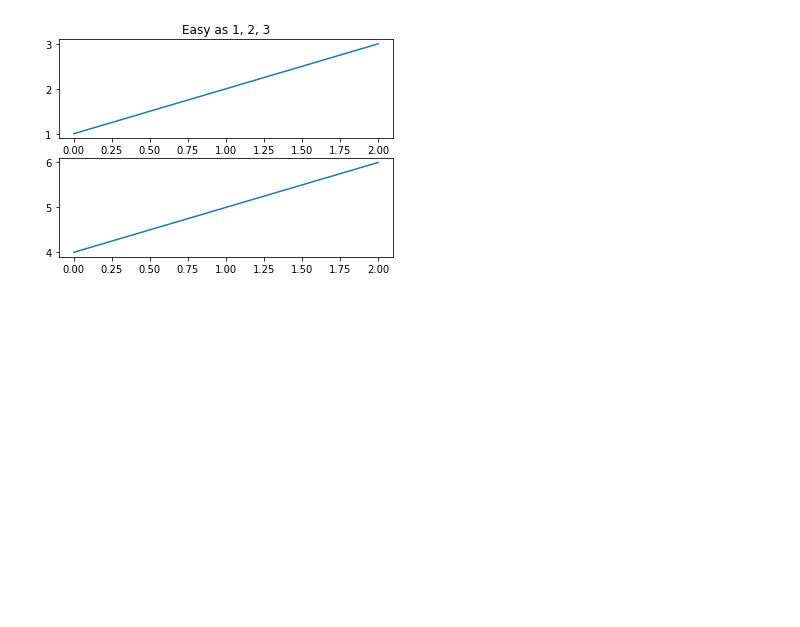
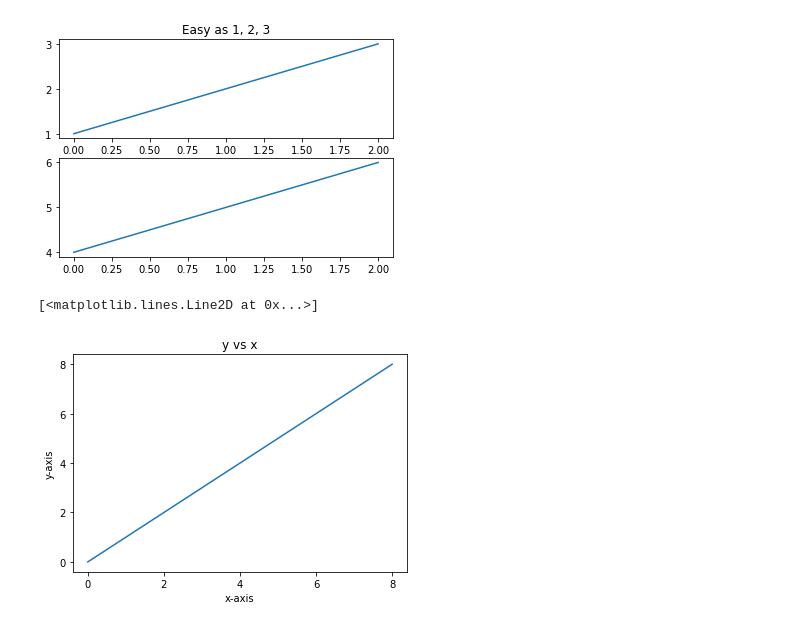
Before and after one commit to amazingpaddy/appliedAiCourse, a Jupyter notebook: Learning Python/matplotlib_learning/pyplot.ipynb, the cells around one changed output. Saved outputs shown, nothing was run; the diff lists cells and outputs as text; code cells hidden in the pictures; blank space fills up the shorter version.

```diff
--- a/Learning Python/matplotlib_learning/pyplot.ipynb
+++ b/Learning Python/matplotlib_learning/pyplot.ipynb
@@ -100,3 +101,16 @@ plt.show()
 # %% [output]
 [figure]
 [figure]
+# %%
+x = np.arange(0, 10, 2)
+y = np.arange(0, 10, 2)
+fig, ax = plt.subplots()
+plt.xlabel('x-axis')
+plt.ylabel('y-axis')
+plt.title('y vs x')
+ax.set_xticks(x)
+ax.set_yticks(y)
+plt.plot(x,y)
+# %% [output]
+[<matplotlib.lines.Line2D at 0x...>]
+[figure, added]
```
Also changed, not shown: parts of 1 cell of this notebook, 5 other files.
